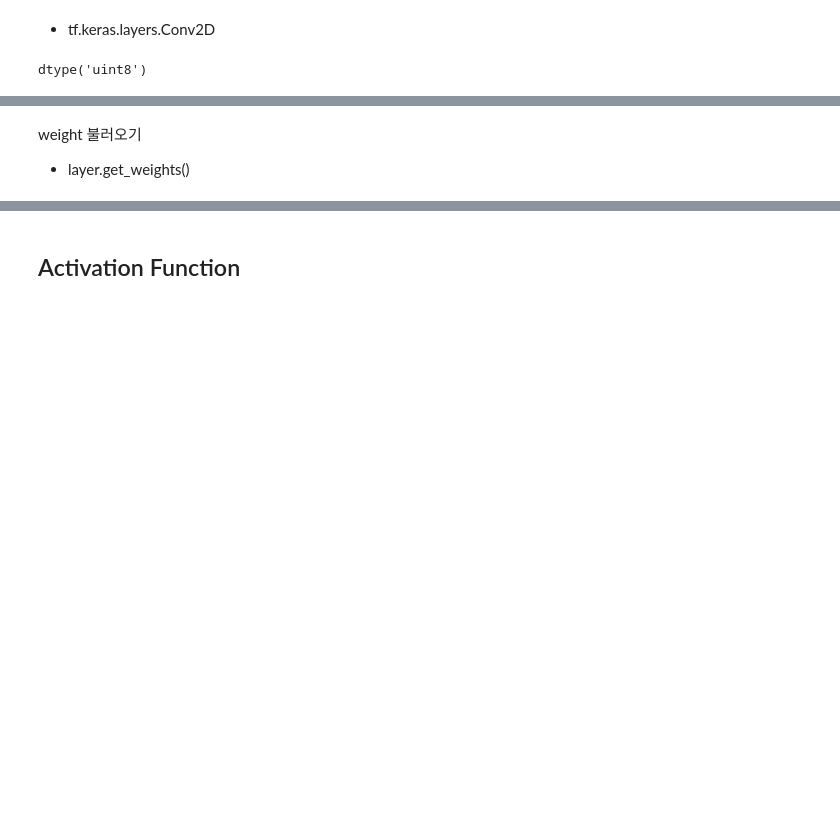
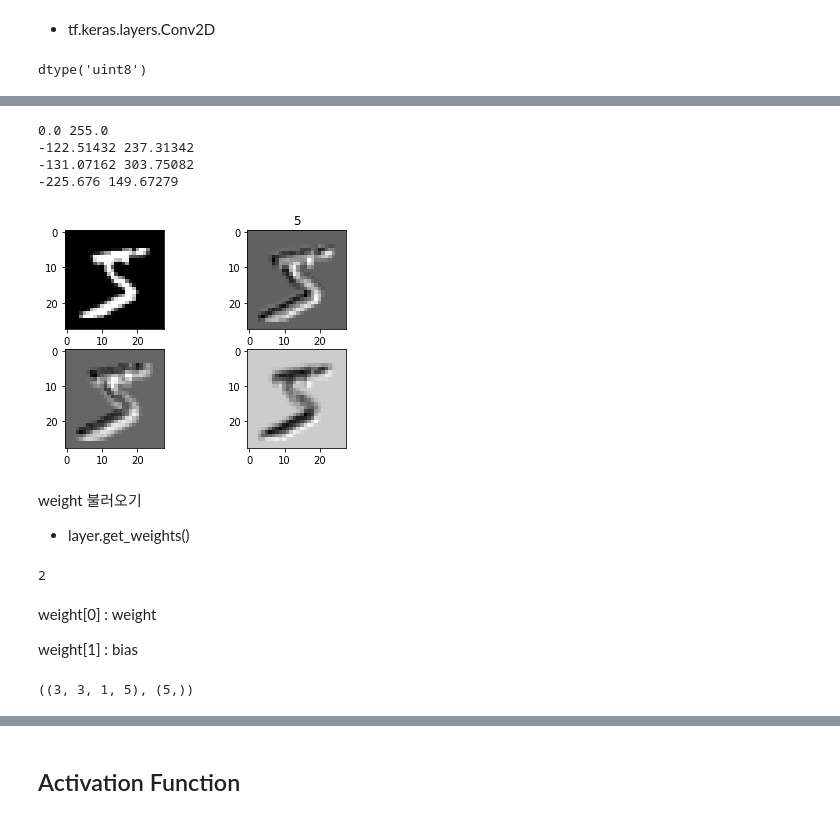
Before and after one commit to comojin1994/Deep_Learning_Study, a Jupyter notebook: Tensorflow/2-04_5. 각 Layer별 역할 개념 및 파라미터 파악 [before].ipynb, the cells around one changed output, grey strips where cells are left out. Drawn from its saved outputs; the diff is of its cells as text; code cells hidden in the pictures; blank space fills up the shorter version.

```diff
--- a/Tensorflow/2-04_5. 각 Layer별 역할 개념 및 파라미터 파악 [before].ipynb
+++ b/Tensorflow/2-04_5. 각 Layer별 역할 개념 및 파라미터 파악 [before].ipynb
@@ -92,0 +84,11 @@ NameError: name 'output' is not defined
+# %%
+layer = tf.keras.layers.Conv2D(5, 3, 1, padding='SAME')
+# layer = tf.keras.layers.Conv2D(5, 3, 1, padding='SAME')
+# layer = tf.keras.layers.Conv2D(5, 3, 1, padding='Valid')
+print(layer)
+
+layer_2 = tf.keras.layers.Conv2D(3, 3, 1, padding='SAME')
+print(layer_2)
+
+layer_3 = tf.keras.layers.Conv2D(7, 3, 1, padding='SAME')
+print(layer_3)
@@ -92,0 +99,6 @@ NameError: name 'output' is not defined
+# %%
+output = layer(image)
+output_2 = layer_2(image)
+output_3 = layer_3(image)
+
+print(output, output_2, output_3)
@@ -93,3 +123,35 @@ NameError: name 'output' is not defined
+# %%
+import numpy as np
+
+print(np.min(image), np.max(image))
+
+print(np.min(output), np.max(output))
+
+print(np.min(output_2), np.max(output_2))
+
+print(np.min(output_3), np.max(output_3))
+# %% [output]
+0.0 255.0
+-122.51432 237.31342
+-131.07162 303.75082
+-225.676 149.67279
+# %%
+plt.subplot(221)
+plt.imshow(image[0, :, :, 0], 'gray')
+
+plt.subplot(222)
+plt.title('5')
+plt.imshow(output[0, :, :, 0], 'gray')
+
+plt.subplot(223)
+plt.imshow(output_2[0, :, :, 0], 'gray')
+
+plt.subplot(224)
+plt.imshow(output_3[0, :, :, 0], 'gray')
+
+plt.show()
+# %% [output]
+[figure, added]
 # %% [markdown]
 weight 불러오기
 
@@ -96,0 +161,12 @@ weight 불러오기
+# %%
+len(weight)
+# %% [output]
+2
+# %% [markdown]
+weight[0] : weight
+
+weight[1] : bias
+# %%
+weight[0].shape, weight[1].shape
+# %% [output]
+((3, 3, 1, 5), (5,))
```
Also changed, not shown: parts of 50 cells of this notebook.
